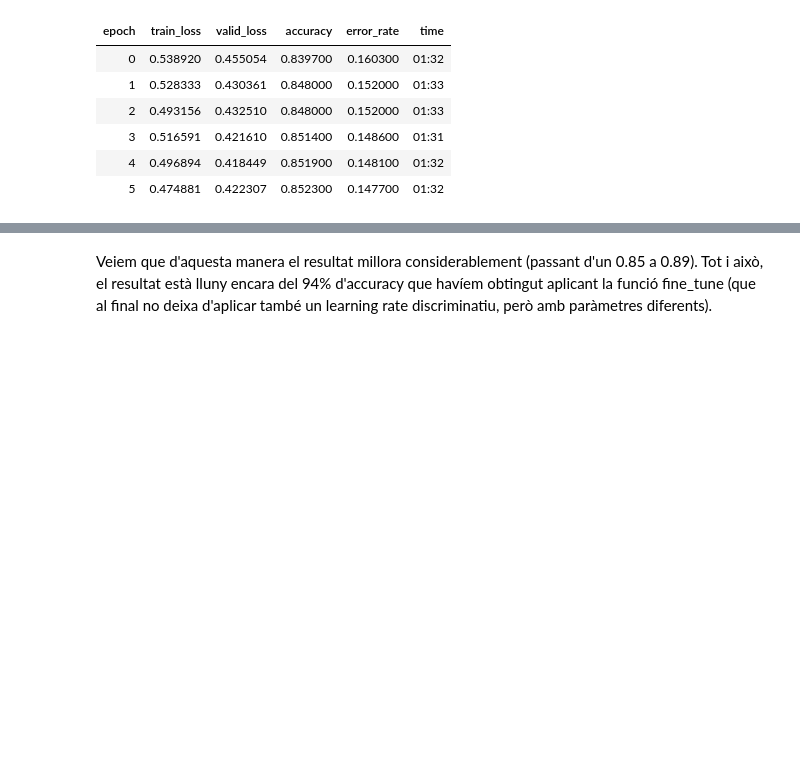
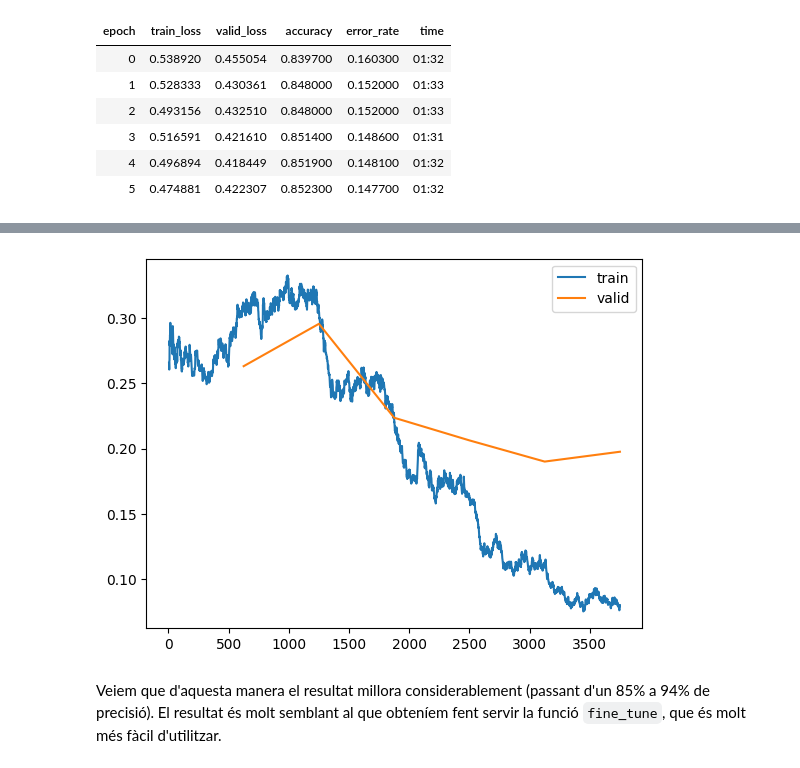
Before and after one commit to RecursiveMagus/ImageClassifier_MSC, a Jupyter notebook: manual_lr.ipynb, the cells around one changed output, grey strips where cells are left out. Saved outputs shown, nothing was run; the diff lists cells and outputs as text; code cells hidden in the pictures; blank space fills up the shorter version.

```diff
--- a/manual_lr.ipynb
+++ b/manual_lr.ipynb
@@ -129,2 +139,6 @@ learn.fit_one_cycle(6, lr_max=slice(1e-6,1e-3))
+# %%
+learn.recorder.plot_loss()
+# %% [output]
+[figure, added]
 # %% [markdown]
-Veiem que d'aquesta manera el resultat millora considerablement (passant d'un 0.85 a 0.89). Tot i això, el resultat està lluny encara del 94% d'accuracy que havíem obtingut aplicant la funció fine_tune (que al final no deixa d'aplicar també un learning rate discriminatiu, però amb paràmetres diferents).
+Veiem que d'aquesta manera el resultat millora considerablement (passant d'un 85% a 94% de precisió). El resultat és molt semblant al que obteníem fent servir la funció  ``fine_tune``, que és molt més fàcil d'utilitzar.
```
Also changed, not shown: parts of 12 cells of this notebook, 2 other files.
